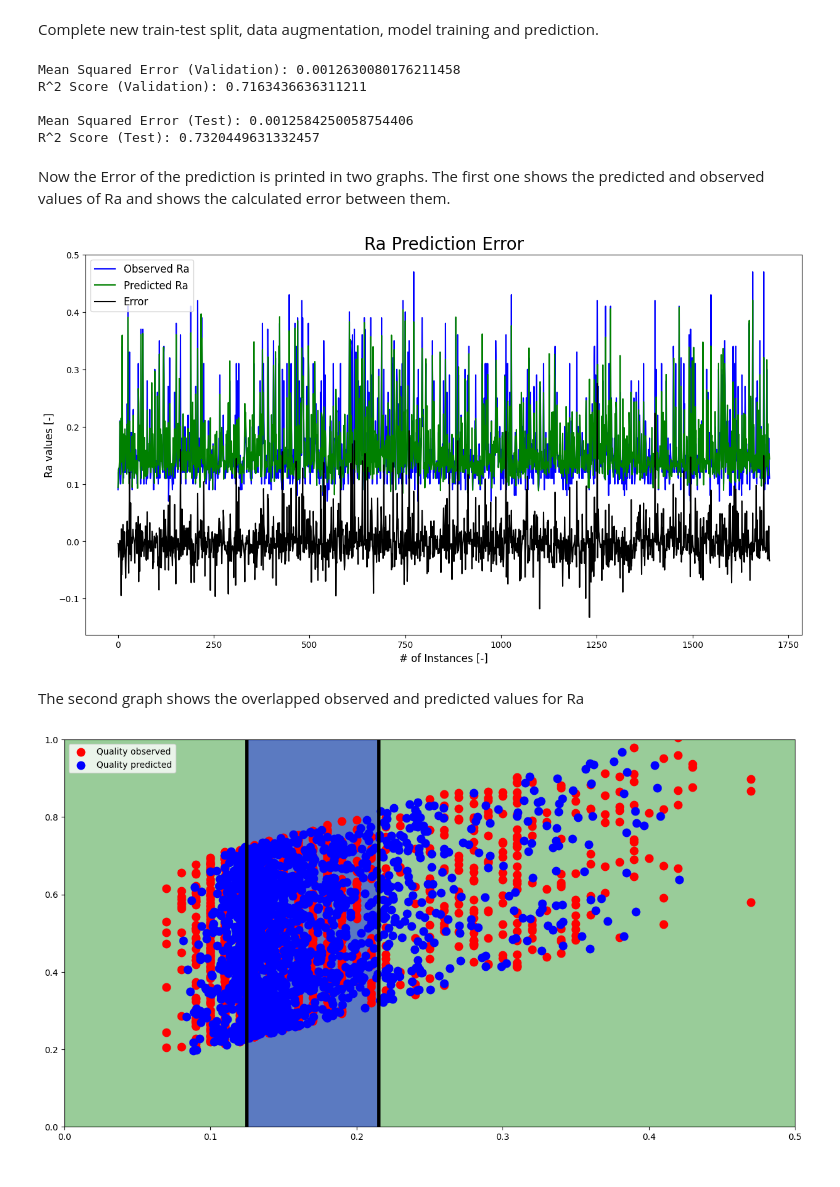
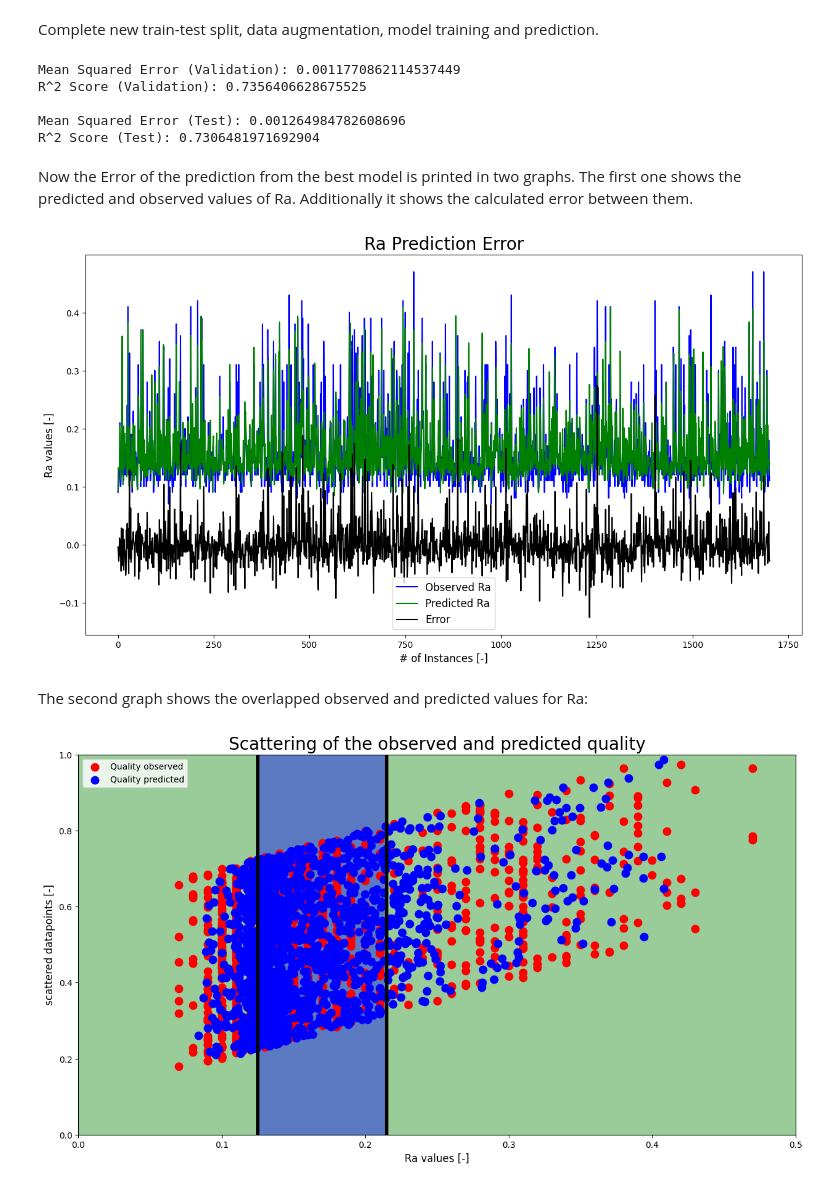
Before and after one commit to LgendSourabie/ML_knife_QA, a Jupyter notebook: supervised_learning/regression/supervise_regressor.ipynb, the cells around one changed output. Saved outputs shown, nothing was run; the diff lists cells and outputs as text; code cells hidden in the pictures.

```diff
--- a/supervised_learning/regression/supervise_regressor.ipynb
+++ b/supervised_learning/regression/supervise_regressor.ipynb
@@ -177,102 +180,109 @@ print(feature_importances)
 In this function a treshold can be chosen and all the features with lower importances are dropped automatically.
 # %%
 def select_relevant_features(threshold):
-    # Filtern der Features mit Importance < treshold
+    # Filter the features with importance < treshold
     important_features = feature_importances[feature_importances['Importance'] >= threshold]
 
-    # Liste der zu behaltenden Features
+    # List of features to keep
     features_to_keep = important_features['Feature'].values
 
-    # Auswahl der entsprechenden Spalten aus dem ursprünglichen DataFrame
+    # Selection of the corresponding columns from the original DataFrame
     X_important = dataset[features_to_keep]
     return X_important
 
-threshold = 0.01
+threshold = 0.02
 X_important = select_relevant_features(threshold)
 # %% [markdown]
 Complete new train-test split, data augmentation, model training and prediction.
 # %%
+# Convert DataFrame to NumPy array before the train-test split
+X_important = X_important.values
+
 # Train-Test-Split
 X_train, X_test, y_train, y_test = train_test_split(X_important, y, test_size=0.2, random_state=42)
 X_train, X_val, y_train, y_val = train_test_split(X_train, y_train, test_size=0.2, random_state=42)
 
-# Data Augmentation durch Rauschzugabe
-noise = np.random.normal(0, 0.01, X_train.shape)  # Rauschen mit Mittelwert 0 und Standardabweichung 0.01
+# Data augmentation through the addition of noise
+noise = np.random.normal(0, 0.01, X_train.shape)  # Noise with mean value 0 and standard deviation 0.01
 X_train_augmented = X_train + noise
-y_train_augmented = np.copy(y_train)  # Labels bleiben gleich
+y_train_augmented = np.copy(y_train)  # Labels stay the same
 
-# Verknüpfung von Original- und Augmented Features
+# Combining original and augmented features
 X_train = np.vstack((X_train, X_train_augmented))
 y_train = np.concatenate((y_train, y_train_augmented))
 
-# Feature-Skalierung
+# Feature-Scaling
 scaler = StandardScaler()
 X_train_scaled = scaler.fit_transform(X_train)
 X_test_scaled = scaler.transform(X_test)
 X_val_scaled = scaler.transform(X_val)
 
 
-# Modelltraining mit RandomForestRegressor (after dropping features with low importance)
+# Modeltraining with RandomForestRegressor (after dropping features with low importance)
 regressor_dropped = RandomForestRegressor(random_state=42)
 regressor_dropped.fit(X_train_scaled, y_train)
 
-# Vorhersagen
+# Prediction
 y_pred = regressor_dropped.predict(X_test_scaled)
 y_val_pred = regressor_dropped.predict(X_val_scaled)
 
-# Validation - Evaluierung
+# Validation - Evaluation
 mse_val = mean_squared_error(y_val, y_val_pred)
 r2_val = r2_score(y_val, y_val_pred)
 print(f'\nMean Squared Error (Validation): {mse_val}')
 print(f'R^2 Score (Validation): {r2_val}\n')
 
-# Evaluierung
+# Evaluation
 mse = mean_squared_error(y_test, y_pred)
 r2 = r2_score(y_test, y_pred)
 print(f'Mean Squared Error (Test): {mse}')
 print(f'R^2 Score (Test): {r2}\n')
 # %% [output]
-Mean Squared Error (Validation): 0.0012630080176211458
-R^2 Score (Validation): 0.7163436636311211
+Mean Squared Error (Validation): 0.0011770862114537449
+R^2 Score (Validation): 0.7356406628675525
 
-Mean Squared Error (Test): 0.0012584250058754406
-R^2 Score (Test): 0.7320449631332457
+Mean Squared Error (Test): 0.001264984782608696
+R^2 Score (Test): 0.7306481971692904
 # %% [markdown]
-Now the Error of the prediction is printed in two graphs. The first one shows the predicted and observed values of Ra and shows the calculated error between them.
+Now the Error of the prediction from the best model is printed in two graphs.
+The first one shows the predicted and observed values of Ra. Additionally it shows the calculated error between them.
 # %%
 # Error of prediction
-error_pred = y_test-y_pred
+error_pred = y_test-y_pred_best
 
 # Plot of the prediction error
 plt.figure(figsize=(15, 8))
 plt.plot(range(0,len(y_test)), y_test, '-b', label="Observed Ra")
-plt.plot(range(0,len(y_pred)), y_pred, '-g', label="Predicted Ra")
-plt.plot(range(0,len(y_pred)), error_pred, '-k', label="Error")
+plt.plot(range(0,len(y_pred_best)), y_pred_best, '-g', label="Predicted Ra")
+plt.plot(range(0,len(y_pred_best)), error_pred, '-k', label="Error")
 plt.title('Ra Prediction Error', fontsize=20)
 plt.xlabel('# of Instances [-]', fontsize=12)
 plt.ylabel('Ra values [-]', fontsize=12)
 plt.legend(fontsize=12)
 plt.savefig('regressor_error.png', dpi=300)
 # %% [output]
-[figure, old version]
+[figure, new version]
 # %% [markdown]
-The second graph shows the overlapped observed and predicted values for Ra
+The second graph shows the overlapped observed and predicted values for Ra:
 # %%
-# Spezifikationsgrenzen
+# Specification limits
 LOWER_SPECIFICATION_LIMIT = 0.125
 UPPER_SPECIFICATION_LIMIT = 0.215
 
 # Plot of the predicted values and the observed values
 plt.figure(figsize=(15,8))
 plt.axvline(LOWER_SPECIFICATION_LIMIT,color='black', linewidth=4)
 plt.axvline(UPPER_SPECIFICATION_LIMIT,color='black',linewidth=4)
 plt.fill_betweenx([0, 1], 0, 0.5, color='green', alpha=0.4)
 plt.fill_betweenx([0, 1], LOWER_SPECIFICATION_LIMIT, UPPER_SPECIFICATION_LIMIT, color='blue', alpha=0.4)
 plt.scatter(y_test,y_test + np.random.uniform(0.10,0.6, size=y_test.shape),color='red',linewidth=4, label='Quality observed')
-plt.scatter(y_pred,y_pred + np.random.uniform(0.10,0.6, size=y_pred.shape), color='blue',linewidth=4,label='Quality predicted')
+plt.scatter(y_pred_best,y_pred_best + np.random.uniform(0.10,0.6, size=y_pred_best.shape), color='blue',linewidth=4,label='Quality predicted')
+plt.title('Scattering of the observed and predicted quality', fontsize=20)
+plt.xlabel('Ra values [-]', fontsize=12)
+plt.ylabel('scattered datapoints [-]', fontsize=12)
 plt.legend()
 plt.xlim([0,0.5])
 plt.ylim([0,1])
 plt.savefig(f'regressor_region_insights.png', dpi=300)
 # %% [output]
-[figure, old version]
+[figure, new version]
```
Also changed, not shown: parts of 9 cells of this notebook, 11 other files.
